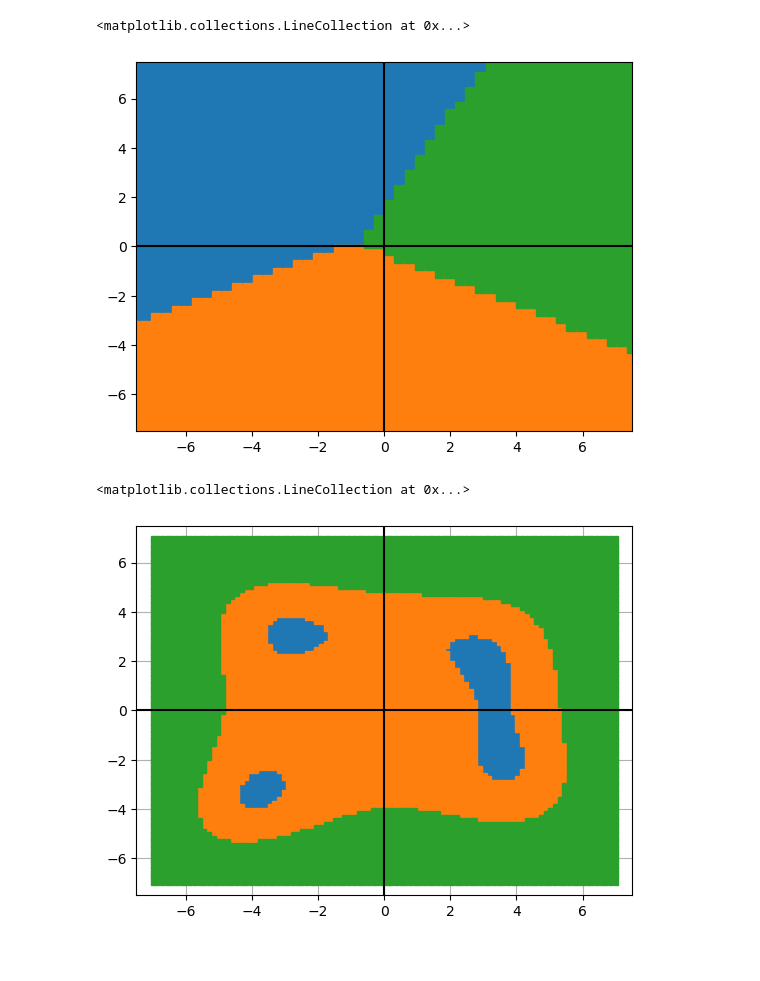
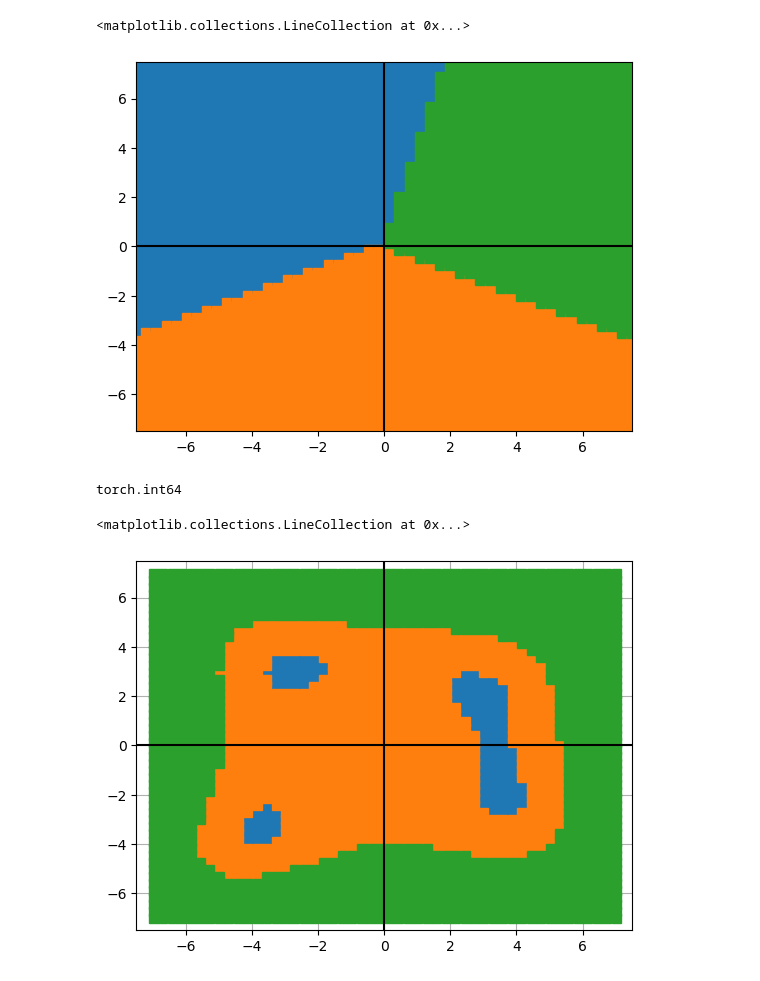
Before and after one commit to karsten3112/Computational-Physics, a Jupyter notebook: Week11/exercise56.ipynb, the cells around one changed output. Cells and saved outputs as stored; diff of their text form; code cells hidden in the pictures.

```diff
--- a/Week11/exercise56.ipynb
+++ b/Week11/exercise56.ipynb
@@ -38,8 +38,8 @@ centers = [torch.tensor([-2.0,3.0]), torch.tensor([0.5,-3.0]), torch.tensor([3.0
 data = torch.tensor([], dtype=torch.float)
 labels = torch.tensor([], dtype=int)
 for i, center in enumerate(centers):
-    data = torch.concatenate((data, GaussDist(100, center=center, sigma=torch.tensor([2.0**2]))))
-    labels = torch.concatenate((labels, i*torch.ones(100, dtype=int)))
+    data = torch.cat((data, GaussDist(100, center=center, sigma=torch.tensor([2.0**2]))))
+    labels = torch.cat((labels, i*torch.ones(100, dtype=int)))
 
 train_data = CustomDataset(features=data, labels=labels)
 train_loader = DataLoader(dataset=train_data, batch_size=len(train_data), shuffle=True)
@@ -106,19 +106,18 @@ ax.hlines(0, -10,10, colors="k")
 ax.vlines(0, -10,10, colors="k")
 # %% [output]
 <matplotlib.collections.LineCollection at 0x...>
-[figure, old version]
+[figure, new version]
 # %%
 class MyCustomData(Dataset):
-    def __init__(self, x1, x2, l1=25.2, l2=300.0) -> None:
+    def __init__(self, xs_tens, l1=25.2, l2=300.0) -> None:
         super().__init__()
         self.l1 = l1
         self.l2 = l2
-        self.x1 = x1
-        self.x2 = x2
-        self.labels = self.labelling(f=self.f(self.x1, self.x2))
+        self.xs_tens = xs_tens
+        self.labels = self.labelling(f=self.f(self.xs_tens[:,0], self.xs_tens[:,1]))
 
     def labelling(self, f):
-        labels = torch.ones(len(f), dtype=int)
+        labels = torch.ones(len(f), dtype=torch.long)
         low_indices = torch.argwhere(f < self.l1)
         labels[low_indices] = 0
         upper_indices = torch.argwhere(f > self.l2)
@@ -131,7 +130,7 @@ class MyCustomData(Dataset):
         return t1 + t2
 
     def __getitem__(self, index):
-        return self.x1[index], self.x2[index], self.labels[index]
+        return self.xs_tens[index], self.labels[index]
 
     def __len__(self):
-        return len(self.x1)
+        return len(self.xs_tens)
@@ -143,17 +137,35 @@ shuffled_dataset = DataLoader(total_dataset, batch_size=len(total_dataset), shuf
+# %%
+xps = torch.linspace(-7.0, 7.0, 50)
+x1s, x2s = torch.meshgrid([xps, xps])
+random_perm = torch.randperm(xps.size()[0])
+x1s = x1s[random_perm]
+x2s = x2s[random_perm]
+xs_tens = torch.column_stack((x1s.view(-1,1),x2s.view(-1,1)))
+total_dataset = MyCustomData(xs_tens=xs_tens)
+train_dataset = MyCustomData(xs_tens[0:1999])
+val_dataset = MyCustomData(xs_tens[1999:2249])
+test_dataset = MyCustomData(xs_tens[2249:2499])
+
+train_loader = DataLoader(train_dataset, batch_size=50, shuffle=True)
+val_loader = DataLoader(val_dataset, batch_size=50, shuffle=True)
+test_loader = DataLoader(test_dataset, batch_size=50, shuffle=True)
 # %%
 fig, ax = plt.subplots()
 ax.set_xlim([-7.5,7.5])
 ax.set_ylim([-7.5,7.5])
 
-labels = total_dataset[:][2]
+labels = total_dataset[:][1]
+print((labels[0].dtype))
 with torch.no_grad():
     for label in range(3):
         indexes = torch.argwhere(labels == label)
-        xy_points = total_dataset[indexes]
-        ax.plot(xy_points[:][0].squeeze(1), xy_points[:][1].squeeze(1), 's', c=f"C{label}", ms=2.2, alpha=1.0)
+        all_data = total_dataset[indexes]
+        plot_points = all_data[:][0].squeeze(1)
+        ax.plot(plot_points[:,0], plot_points[:,1], 's', c=f"C{label}", ms=6.48, alpha=1.0)
 ax.grid(visible=True)
 ax.hlines(0, -10,10, colors="k")
 ax.vlines(0, -10,10, colors="k")
 # %% [output]
-<matplotlib.collections.LineCollection at 0x...>
+torch.int64
+<matplotlib.collections.LineCollection at 0x...>
-[figure, old version]
+[figure, new version]
```
Also changed, not shown: parts of 12 cells of this notebook, 3 other files.
